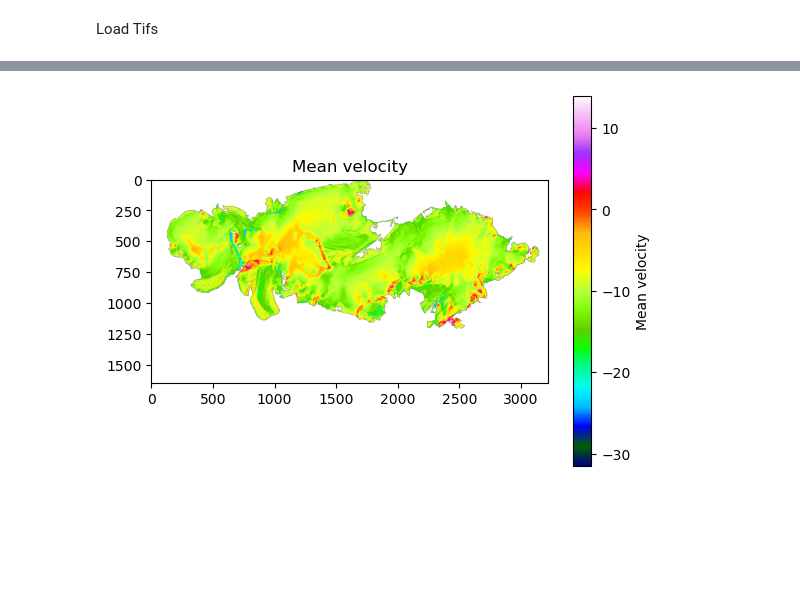
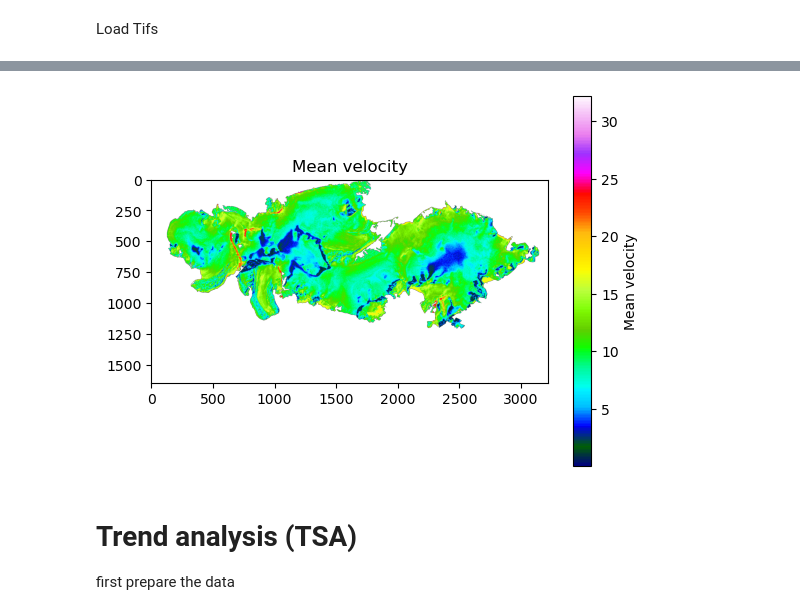
Before and after one commit to MoritzRath/geopy_final, a Jupyter notebook: Rath_geopy_final.ipynb, the cells around one changed output, grey strips where cells are left out. Drawn from its saved outputs; the diff is of its cells as text; code cells hidden in the pictures; blank space fills up the shorter version.

Commit message:
progress on functions, have the monthly and annual data now, README & gitignore update

```diff
--- a/Rath_geopy_final.ipynb
+++ b/Rath_geopy_final.ipynb
@@ -311,6 +312,9 @@ Written files: 208 to C:\Users\morit\Documents\Uni\HU\Python\geopy_final\data\co
 # %% [markdown]
 Load Tifs
 # %%
-path_coregister2 = r'C:/Users/morit/Documents/Uni/HU/Python/geopy_final/data/coregister_coregistered'
-tiflist = fun.loadTifs(path_coregister2)
-masked_tifs, template = fun.maskTif_loop(tiflist, regionSHP, gm, crop=False)
+p_coregistered = r'C:/Users/morit/Documents/Uni/HU/Python/geopy_final/data/coregister_coregistered'
+mean_dir = r"C:/Users/morit/Documents/Uni/HU/Python/geopy_final/data/means"
+os.makedirs(mean_dir, exist_ok=True)
+tif_paths = sorted(Path(p_coregistered).glob("*.tif"))
+dates = fun.get_dates(tif_paths)
+dates
@@ -331,0 +321,15 @@ mean_fixed = np.abs(mean_array)
+# %%
+tifs = [rasterio.open(p) for p in tif_paths]
+# %%
+try:
+    masked_arrays, template = fun.maskTif_loop(tifs, regionSHP, gm, crop=False)
+
+    annual_means, monthly_means = fun.compute_export_means(
+        masked_arrays,
+        dates,
+        template,
+        mean_dir
+    )
+finally:
+    for ds in tifs:
+        ds.close()
@@ -332,7 +347,11 @@ mean_fixed = np.abs(mean_array)
 # %%
-plt.imshow(mean_array, cmap="gist_ncar")
+plt.imshow(np.absolute(annual_means[2023]), cmap="gist_ncar")
 plt.colorbar(label="Mean velocity")
 plt.title("Mean velocity")
 plt.show()
 # %% [output]
-[figure, old version]
+[figure, new version]
+# %% [markdown]
+# Trend analysis (TSA)
+
+first prepare the data
```
Also changed, not shown: parts of 18 cells of this notebook, 14 other files.
